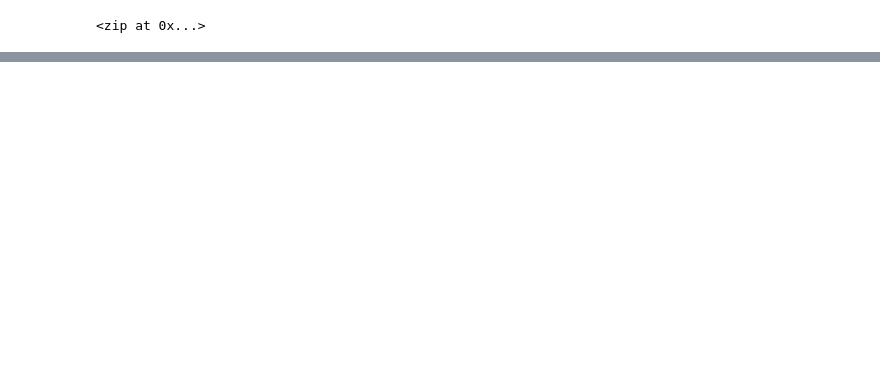
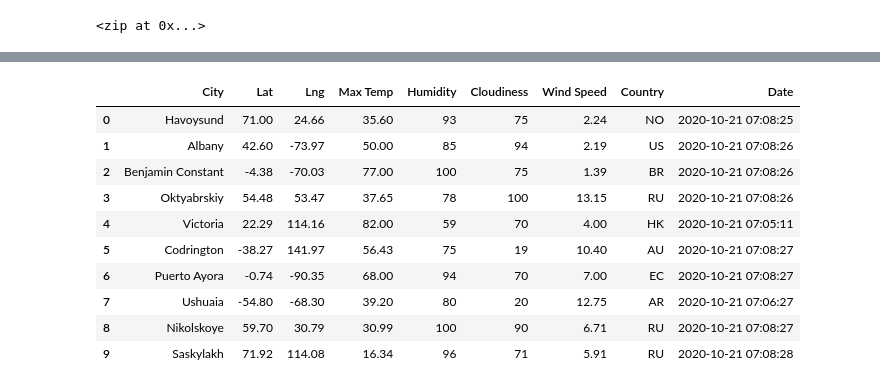
Before and after one commit to jsaltmd/World_Weather_Analysis, a Jupyter notebook: WeatherPy.ipynb, the cells around one changed output, grey strips where cells are left out. Saved outputs shown, nothing was run; the diff lists cells and outputs as text; code cells hidden in the pictures; blank space fills up the shorter version.

```diff
--- a/WeatherPy.ipynb
+++ b/WeatherPy.ipynb
@@ -33,0 +129,16 @@ len(cities)
+# %%
+# Convert the array of dictionaries to a Pandas DataFrame.
+city_data_df = pd.DataFrame(city_data)
+city_data_df.head(10)
+# %% [output]
+|  | City | Lat | Lng | Max Temp | Humidity | Cloudiness | Wind Speed | Country | Date |
+| 0 | Havoysund | 71.00 | 24.66 | 35.60 | 93 | 75 | 2.24 | NO | 2020-10-21 07:08:25 |
+| 1 | Albany | 42.60 | -73.97 | 50.00 | 85 | 94 | 2.19 | US | 2020-10-21 07:08:26 |
+| 2 | Benjamin Constant | -4.38 | -70.03 | 77.00 | 100 | 75 | 1.39 | BR | 2020-10-21 07:08:26 |
+| 3 | Oktyabrskiy | 54.48 | 53.47 | 37.65 | 78 | 100 | 13.15 | RU | 2020-10-21 07:08:26 |
+| 4 | Victoria | 22.29 | 114.16 | 82.00 | 59 | 70 | 4.00 | HK | 2020-10-21 07:05:11 |
+| 5 | Codrington | -38.27 | 141.97 | 56.43 | 75 | 19 | 10.40 | AU | 2020-10-21 07:08:27 |
+| 6 | Puerto Ayora | -0.74 | -90.35 | 68.00 | 94 | 70 | 7.00 | EC | 2020-10-21 07:08:27 |
+| 7 | Ushuaia | -54.80 | -68.30 | 39.20 | 80 | 20 | 12.75 | AR | 2020-10-21 07:06:27 |
+| 8 | Nikolskoye | 59.70 | 30.79 | 30.99 | 100 | 90 | 6.71 | RU | 2020-10-21 07:08:27 |
+| 9 | Saskylakh | 71.92 | 114.08 | 16.34 | 96 | 71 | 5.91 | RU | 2020-10-21 07:08:28 |
```
Also changed, not shown: parts of 9 cells of this notebook, 4 other files.
